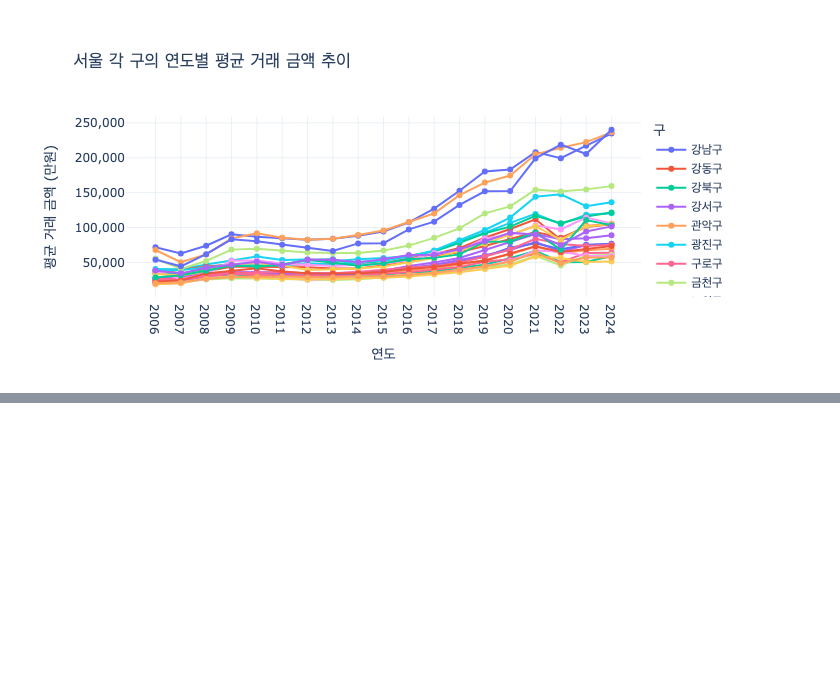
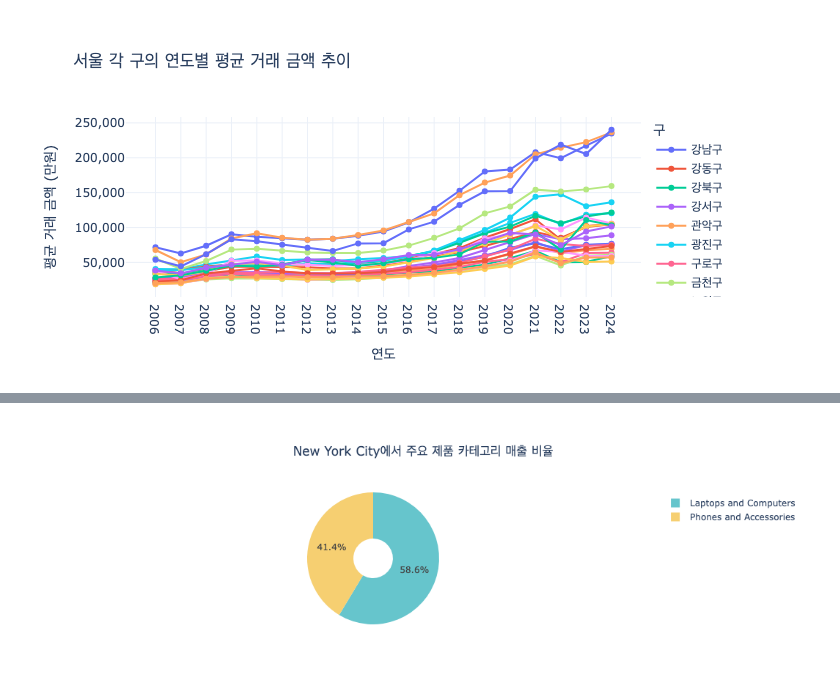
Before and after one commit to rekdms/data-Analysis, a Jupyter notebook: fun-coding/ch11.ipynb, the cells around one changed output, grey strips where cells are left out. Drawn from its saved outputs; the diff is of its cells as text; code cells hidden in the pictures; blank space fills up the shorter version.

```diff
--- a/fun-coding/ch11.ipynb
+++ b/fun-coding/ch11.ipynb
@@ -484,0 +589,17 @@ fig.show()
+# %%
+fig = px.pie(
+    nyc_sales,
+    values='Sales',
+    names='Product Category',
+    title='New York City에서 주요 제품 카테고리 매출 비율',
+    color_discrete_sequence=px.colors.qualitative.Pastel,
+    hole=0.3,
+    labels={'Product Category': '제품 카테고리', 'Sales': '매출 (USD)'}
+)
+fig.update_layout(
+    title_x=0.5,
+    template='plotly_white',
+)
+fig.show()
+# %% [output]
+[figure, added]
```
Also changed, not shown: parts of 14 cells of this notebook, 2 other files.
